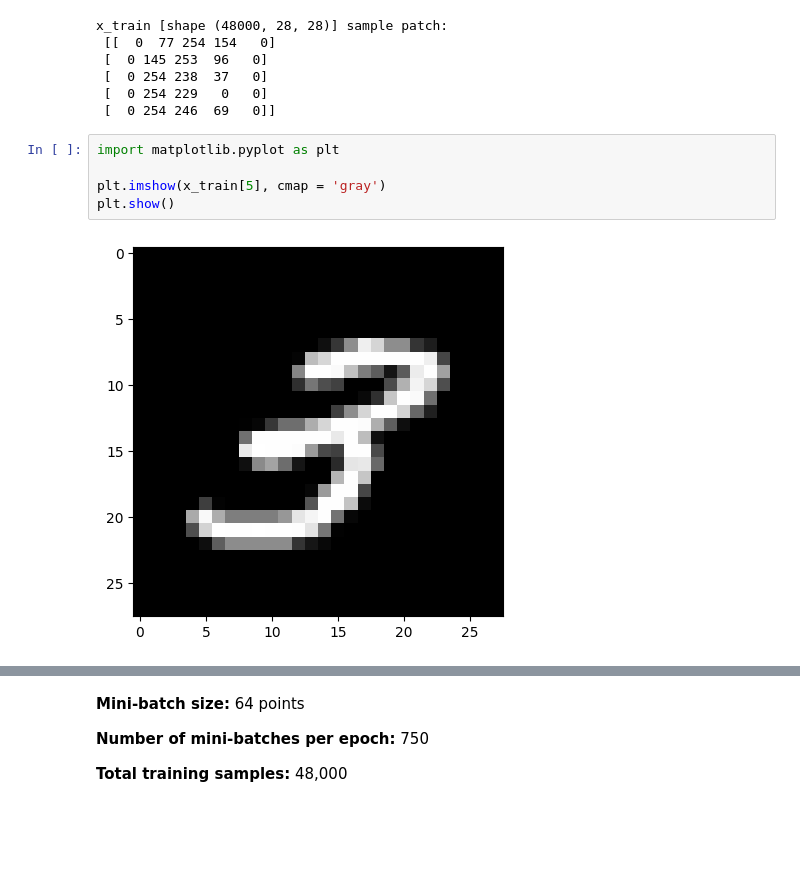
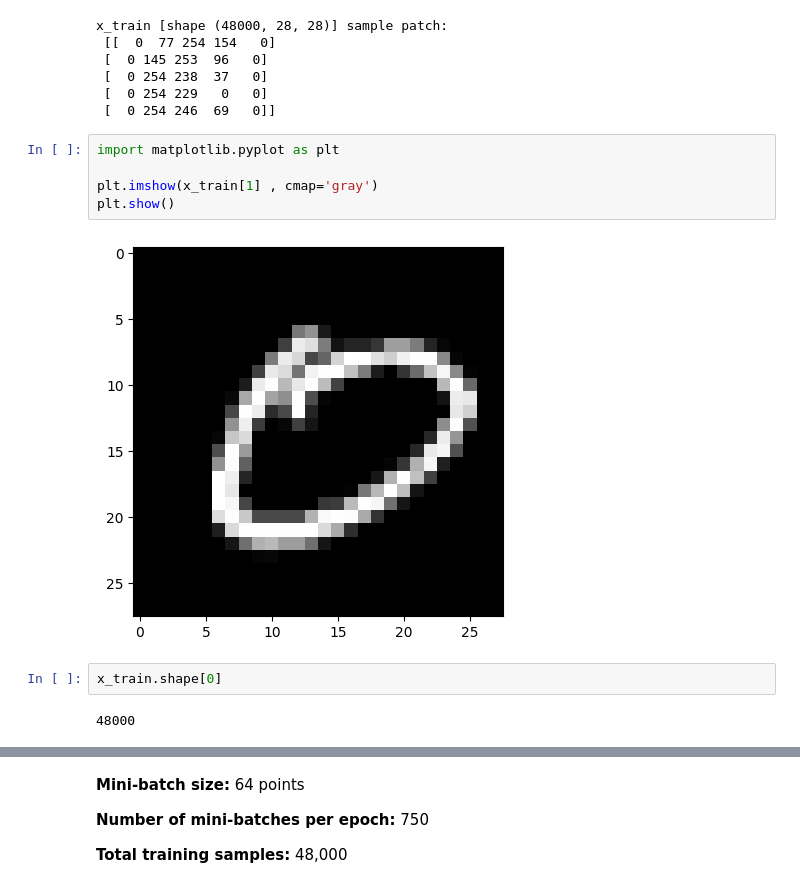
Before and after one commit to Hazem-Amr/GIZ4_AIS2_S1_Ml, a Jupyter notebook: src/DL/Session_3/Code_Workshop/Code.ipynb, the cells around one changed output, grey strips where cells are left out. Cells and saved outputs as stored; diff of their text form; blank space fills up the shorter version.

```diff
--- a/src/DL/Session_3/Code_Workshop/Code.ipynb
+++ b/src/DL/Session_3/Code_Workshop/Code.ipynb
@@ -20,10 +308,14 @@ x_train [shape (48000, 28, 28)] sample patch:
 # %%
 import matplotlib.pyplot as plt
 
-plt.imshow(x_train[5], cmap = 'gray')
+plt.imshow(x_train[1] , cmap='gray')
 plt.show()
 # %% [output]
-[figure, old version]
+[figure, new version]
+# %%
+x_train.shape[0]
+# %% [output]
+48000
 # %%
 from keras.datasets import mnist
 (x_train, y_train),(x_test, y_test) = mnist.load_data()
```
Also changed, not shown: parts of 17 cells of this notebook, 6 other files.
